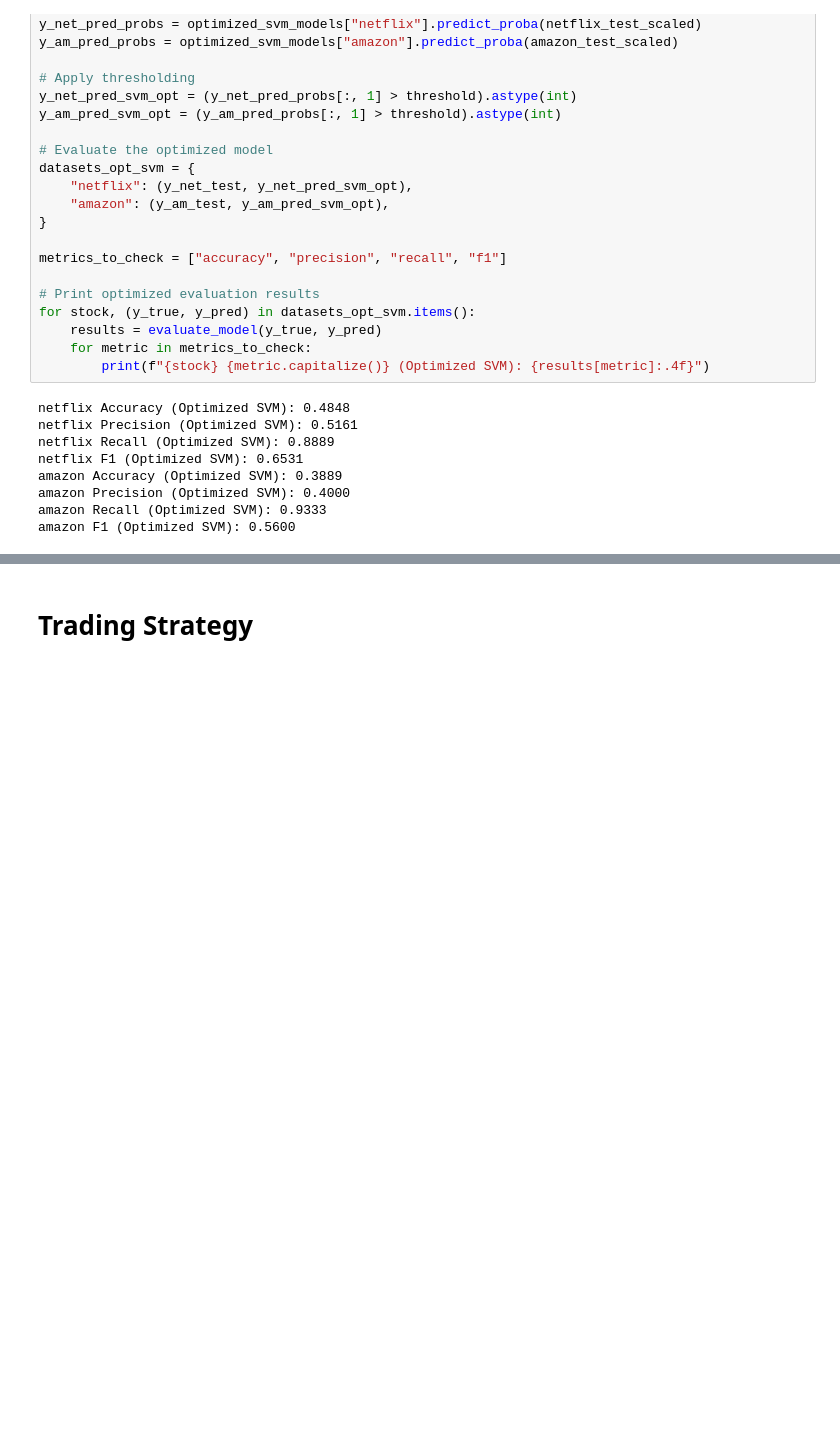
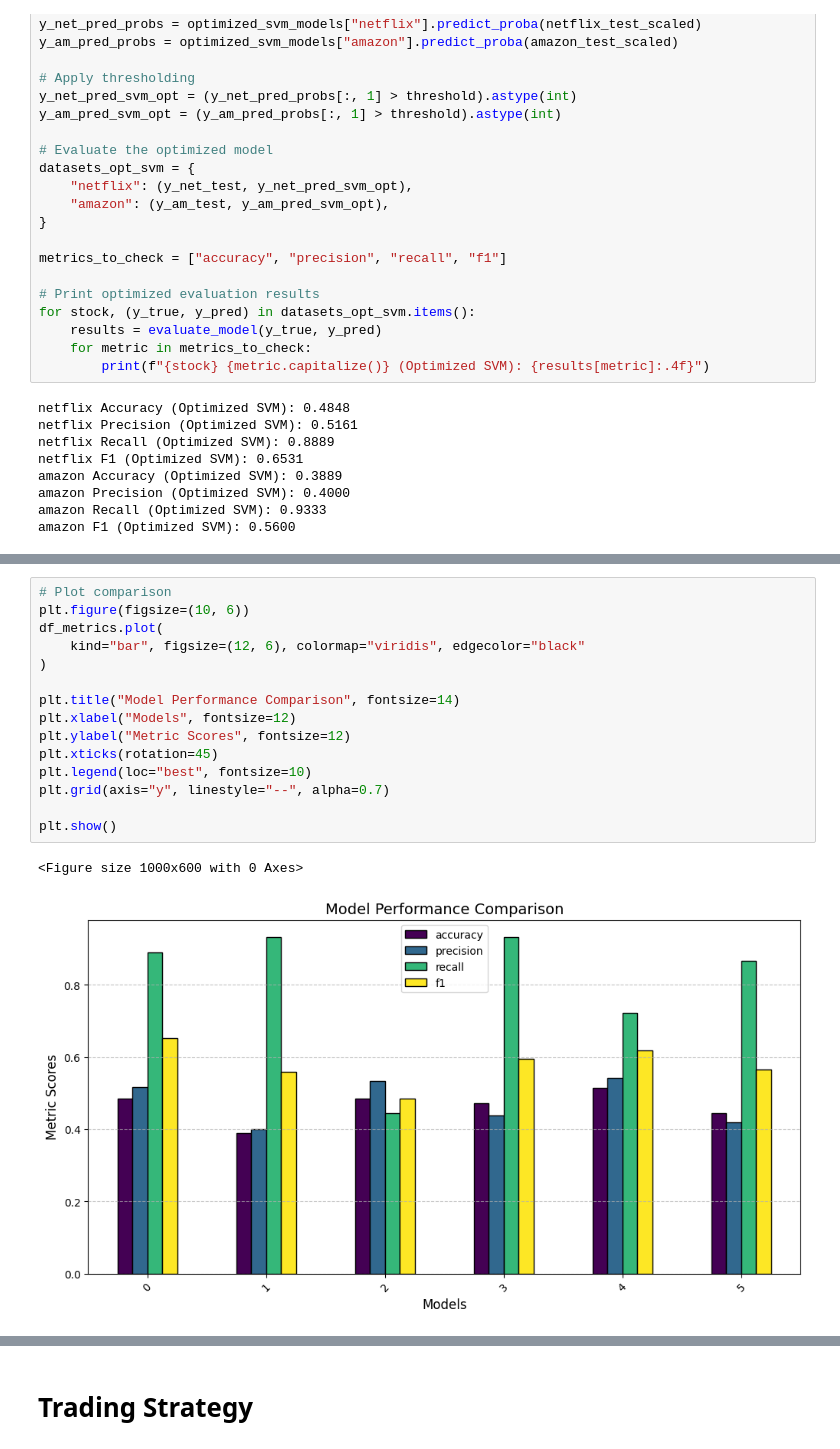
Before and after one commit to Ilse-hutten/tweet-stock-prediction, a Jupyter notebook: notebooks/model_training_02.ipynb, the cells around one changed output, grey strips where cells are left out. Cells and saved outputs as stored; diff of their text form; blank space fills up the shorter version.

```diff
--- a/notebooks/model_training_02.ipynb
+++ b/notebooks/model_training_02.ipynb
@@ -900,0 +909,18 @@ df_metrics
+# %%
+# Plot comparison
+plt.figure(figsize=(10, 6))
+df_metrics.plot(
+    kind="bar", figsize=(12, 6), colormap="viridis", edgecolor="black"
+)
+
+plt.title("Model Performance Comparison", fontsize=14)
+plt.xlabel("Models", fontsize=12)
+plt.ylabel("Metric Scores", fontsize=12)
+plt.xticks(rotation=45)
+plt.legend(loc="best", fontsize=10)
+plt.grid(axis="y", linestyle="--", alpha=0.7)
+
+plt.show()
+# %% [output]
+<Figure size 1000x600 with 0 Axes>
+[figure, added]
```
Also changed, not shown: parts of 11 cells of this notebook, 5 other files.
